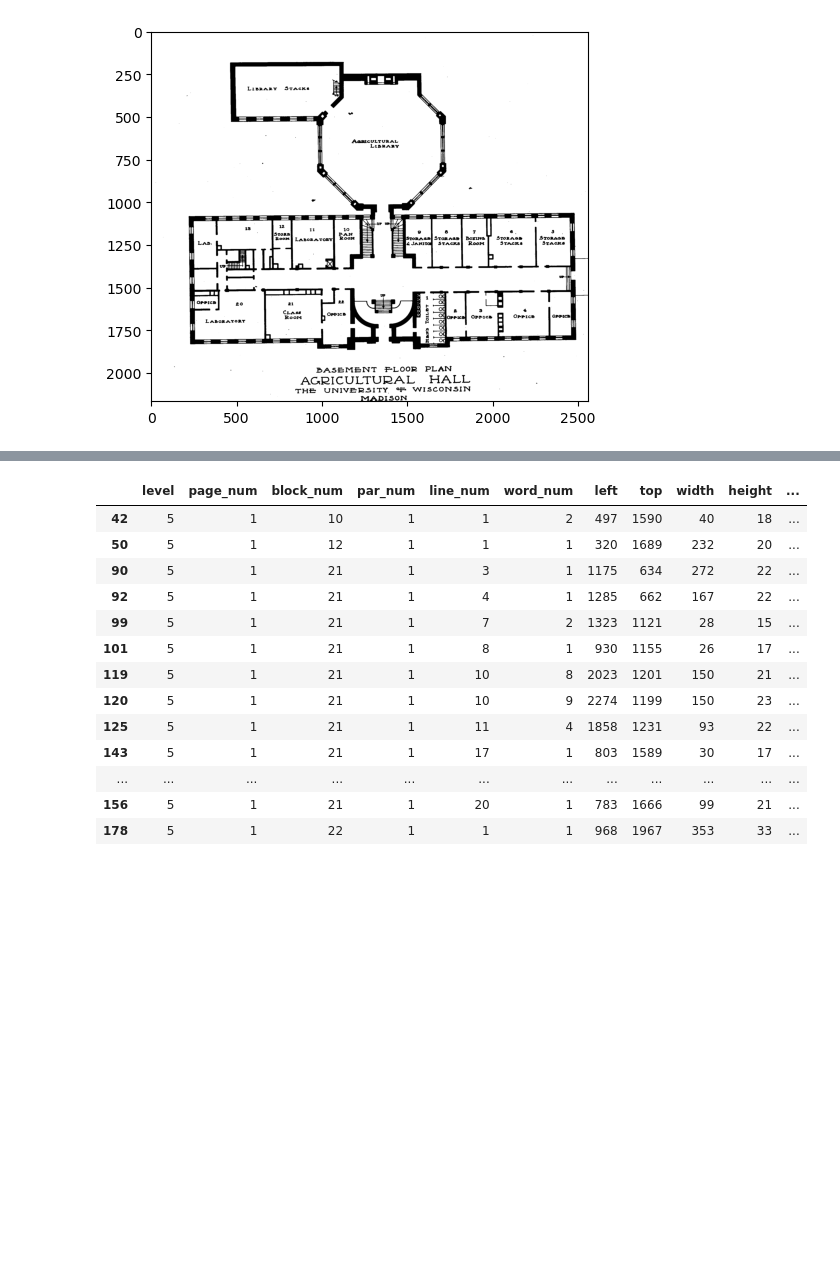
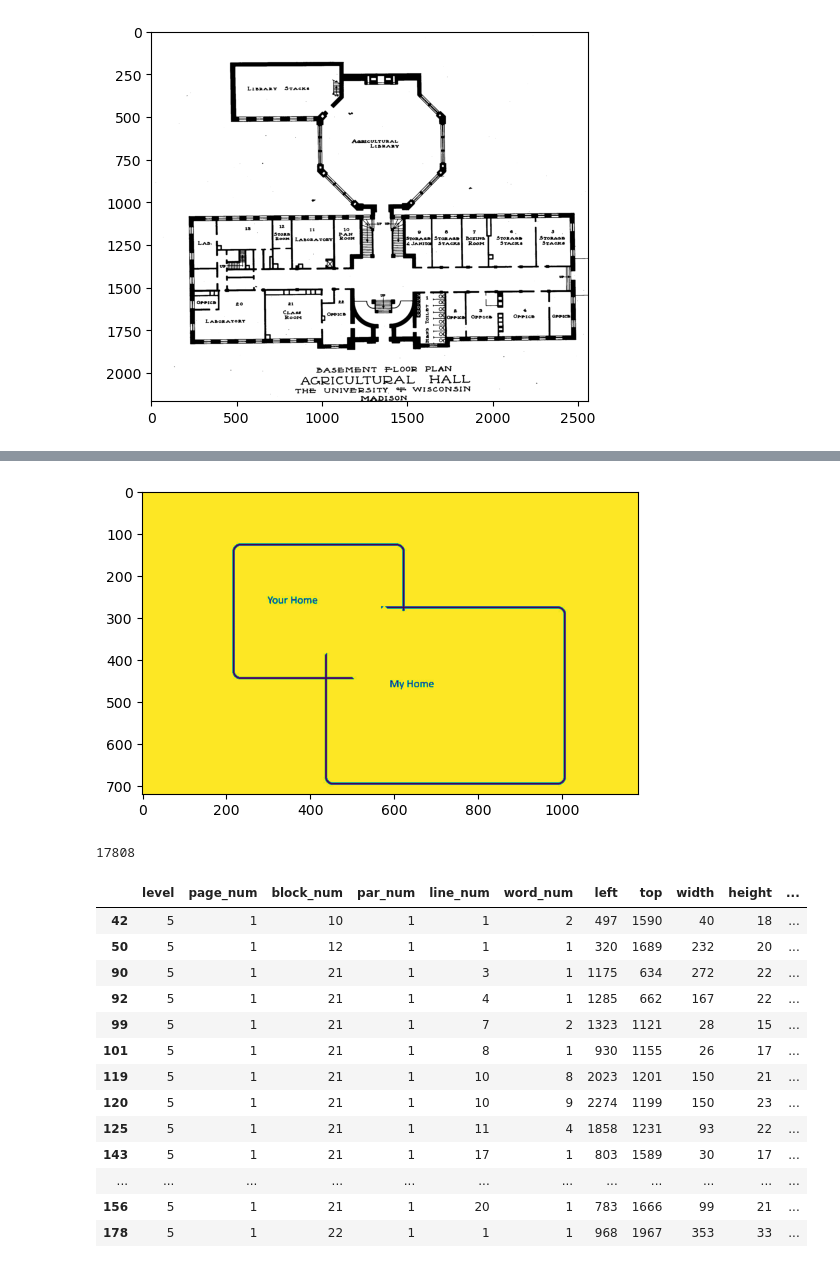
Before and after one commit to rutuja-gupte/madhacks-project, a Jupyter notebook: Image Processing.ipynb, the cells around one changed output, grey strips where cells are left out. Cells and saved outputs as stored; diff of their text form; code cells hidden in the pictures; blank space fills up the shorter version.

```diff
--- a/Image Processing.ipynb
+++ b/Image Processing.ipynb
@@ -31,4 +45,19 @@ grayscale("test.jpg")
 [figure]
 # %%
-img = plt.imread("newtest.jpg")
+## img = plt.imread("newtest.jpg")
+np.savetxt("more_testing.csv", img,
+              delimiter = ",")
+# %%
+plt.imshow(img)
+count = 0
+for i in img:
+    for j in i:
+        if j != 255 and j != 0:
+            count+=1
+# %% [output]
+[figure, added]
+# %%
+count
+# %% [output]
+17808
 # %%
```
Also changed, not shown: parts of 4 cells of this notebook, 3 other files.
